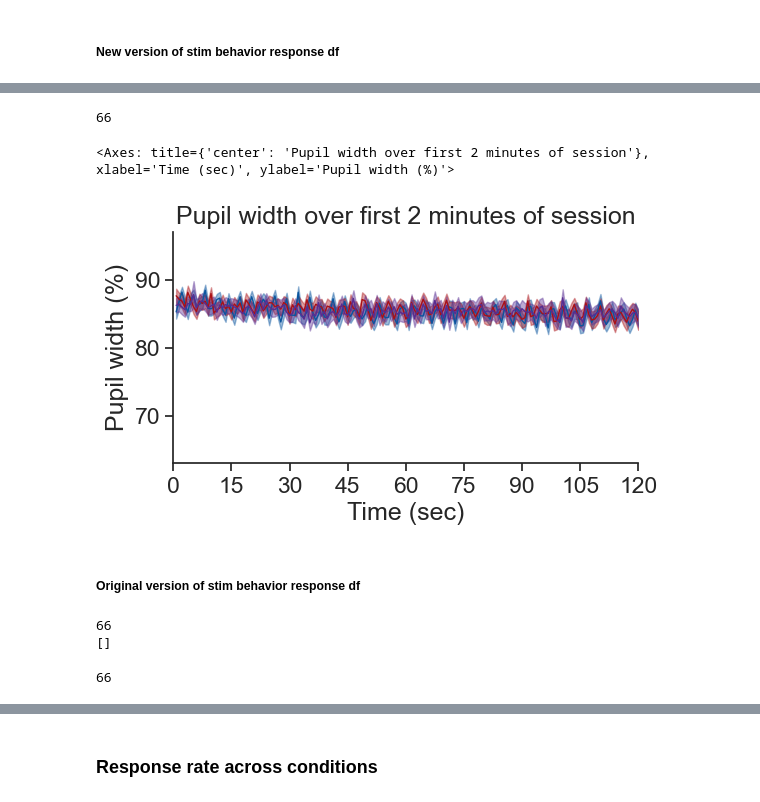
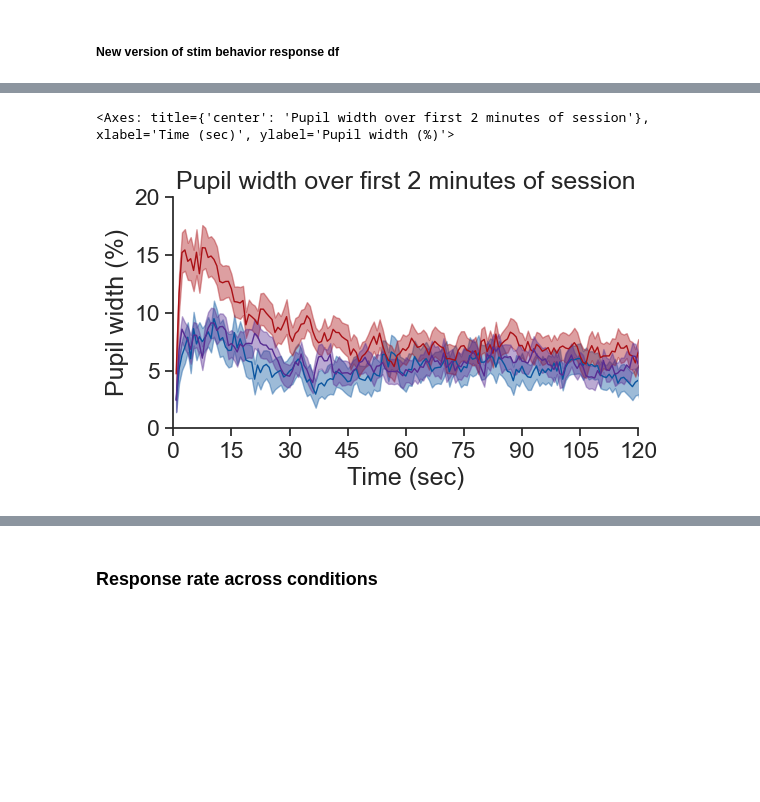
Before and after one commit to AllenInstitute/visual_behavior_analysis, a Jupyter notebook: notebooks/platform_paper_figures/figure_2_main.ipynb, the cells around one changed output, grey strips where cells are left out. Drawn from its saved outputs; the diff is of its cells as text; code cells hidden in the pictures; blank space fills up the shorter version.

Commit message:
fig 2 updates and behavior metric validation

```diff
--- a/notebooks/platform_paper_figures/figure_2_main.ipynb
+++ b/notebooks/platform_paper_figures/figure_2_main.ipynb
@@ -558,68 +484,15 @@ stim_behavior_response_df.head()
 # %%
-image_sdf = stim_behavior_response_df.reset_index()
-image_sdf = image_sdf[image_sdf.is_change==False]
-image_sdf = image_sdf[image_sdf.omitted==False]
-
-# Convert to percentage of baseline
-# image_sdf['mean_pupil_width'] = image_sdf['mean_pupil_width'] - 1
-image_sdf['mean_pupil_width'] = image_sdf['mean_pupil_width'] * 100
-
-# Calculate the relative stimulus_presentations_id
-image_sdf['stimulus_number'] = image_sdf.groupby(['mouse_id', 'behavior_session_id']).cumcount() + 1
-
-# Check that everything is there
-print(len(image_sdf.mouse_id.unique()))
-
+# pupil width over first 2 min of session (image_sdf is built in the stimulus-based prep cell at the top)
 metric = 'mean_pupil_width'
 ylabel = 'Pupil width (%)'
 time_window_min = 2
 ylim = (0, 20)
 title = f'Pupil width over first {time_window_min} minutes of session'
 
 ppf.plot_metric_across_stimuli_by_experience_level(image_sdf, metric, time_window_min=time_window_min,
-                                                title=title, ylabel=ylabel, ylim=None,
+                                                title=title, ylabel=ylabel, ylim=ylim,
                                                 interval=20, ax=None, save_dir=save_dir,
                                                 folder='within_session_behavior')
 # %% [output]
-66
+<Axes: title={'center': 'Pupil width over first 2 minutes of session'}, xlabel='Time (sec)', ylabel='Pupil width (%)'>
-<Axes: title={'center': 'Pupil width over first 2 minutes of session'}, xlabel='Time (sec)', ylabel='Pupil width (%)'>
-[figure, old version]
+[figure, new version]
-# %% [markdown]
-##### Original version of stim behavior response df
-# %%
-# mouse_id = platform_experiments.mouse_id.unique()[0]
-file_dir = loading.get_stimulus_behavior_response_dir()
-stim_behavior_response_df = pd.DataFrame()
-problem_mice = []
-for mouse_id in platform_experiments.mouse_id.unique():
-    filename = str(mouse_id)+'_behavior_across_stimuli_df.csv'
-    filepath = os.path.join(file_dir, filename)
-    try:
-        df = pd.read_csv(filepath, index_col=0)
-        df['mouse_id'] = mouse_id
-        stim_behavior_response_df = pd.concat((stim_behavior_response_df, df))
-    except:
-        problem_mice.append(mouse_id)
-
-stim_behavior_response_df = stim_behavior_response_df.merge(platform_behavior_sessions[['experience_level']], on='behavior_session_id')
-print(len(stim_behavior_response_df.mouse_id.unique()))
-print(problem_mice)
-# %% [output]
-66
-[]
-# %%
-image_sdf = stim_behavior_response_df.reset_index()
-image_sdf = image_sdf[image_sdf.is_change==False]
-image_sdf = image_sdf[image_sdf.omitted==False]
-
-# Convert to percentage of baseline
-image_sdf['mean_pupil_width'] = image_sdf['mean_pupil_width'] - 1
-image_sdf['mean_pupil_width'] = image_sdf['mean_pupil_width'] * 100
-
-# Calculate the relative stimulus_presentations_id
-image_sdf['stimulus_number'] = image_sdf.groupby(['mouse_id', 'behavior_session_id']).cumcount() + 1
-
-# Check that everything is there
-print(len(image_sdf.mouse_id.unique()))
-# %% [output]
-66
```
Also changed, not shown: parts of 31 cells of this notebook, 8 other files.
